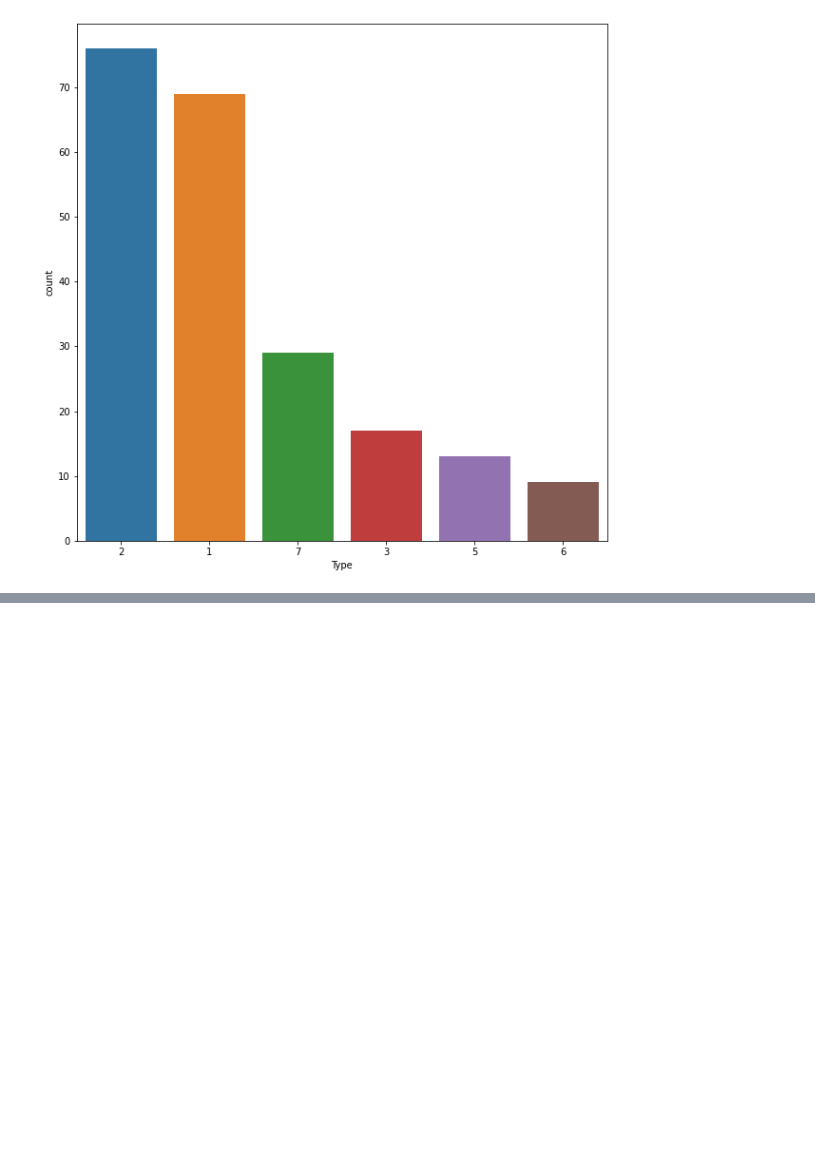
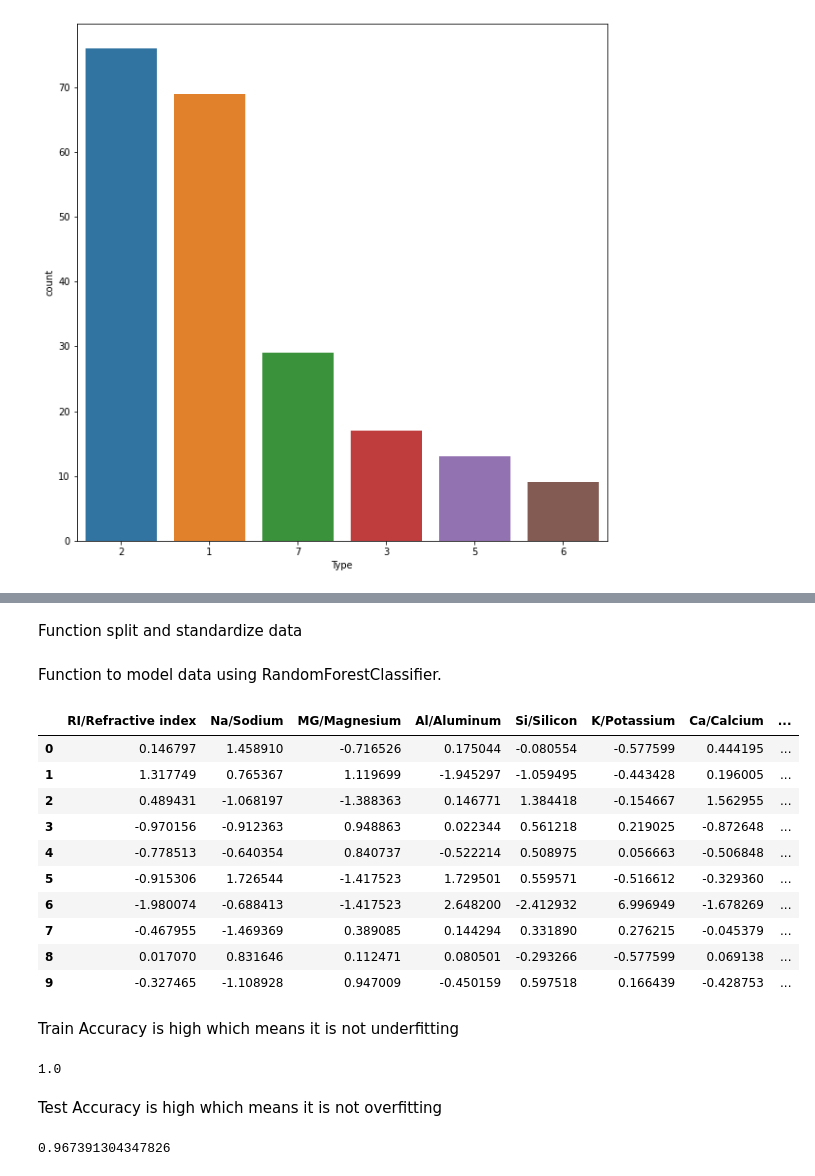
Before and after one commit to madisonmassie/Final_Project, a Jupyter notebook: Final_project_Nasiba.ipynb, the cells around one changed output, grey strips where cells are left out. Saved outputs shown, nothing was run; the diff lists cells and outputs as text; code cells hidden in the pictures; blank space fills up the shorter version.

```diff
--- a/Final_project_Nasiba.ipynb
+++ b/Final_project_Nasiba.ipynb
@@ -185,0 +291,2 @@ sns.countplot(x='Type', data=df_glass, order=df_glass['Type'].value_counts().ind
+# %% [markdown]
+Function split and standardize data
@@ -185,0 +301,49 @@ sns.countplot(x='Type', data=df_glass, order=df_glass['Type'].value_counts().ind
+# %% [markdown]
+Function to model data using RandomForestClassifier.
+# %%
+def RandomForestClassifier(X_train,X_test,y_train,y_test):
+    rf = RandomForestClassifier(random_state = 42)
+    params_rf = {'n_estimators': [50,100,150,200,250],
+                'max_depth': [4,6,8,10,12,None],
+                'min_samples_leaf': [0.001,0.002,0.003,0.004,0.005],
+                'max_features': [0.5,1,'log2','sqrt']}
+    grid_rf = GridSearchCV(estimator = rf,param_grid = params_rf,cv = 5)
+    grid_rf.fit(X_train,y_train)
+    best_hyperparams = grid_rf.best_params_
+    # Extract the best model from 'grid_rf'
+    best_model = grid_rf.best_estimator_
+    pred_train = best_model.predict(X_train)
+    #Predict the test set labels
+    y_pred_rf = best_model.predict(X_test)
+    pred_glass_df = pd.DataFrame(X_test,columns = df_glass.columns[0:9])
+    pred_glass_df['Type'] = y_test.tolist()
+    pred_glass_df['predicted_type'] = y_pred_rf.tolist()
+    return pred_glass_df.head(10)
+# %%
+RandomForestClassifier(X_train,X_test,y_train,y_test)
+# %% [output]
+|  | RI/Refractive index | Na/Sodium | MG/Magnesium | Al/Aluminum | Si/Silicon | K/Potassium | Ca/Calcium | ... |
+| 0 | 0.146797 | 1.458910 | -0.716526 | 0.175044 | -0.080554 | -0.577599 | 0.444195 | ... |
+| 1 | 1.317749 | 0.765367 | 1.119699 | -1.945297 | -1.059495 | -0.443428 | 0.196005 | ... |
+| 2 | 0.489431 | -1.068197 | -1.388363 | 0.146771 | 1.384418 | -0.154667 | 1.562955 | ... |
+| 3 | -0.970156 | -0.912363 | 0.948863 | 0.022344 | 0.561218 | 0.219025 | -0.872648 | ... |
+| 4 | -0.778513 | -0.640354 | 0.840737 | -0.522214 | 0.508975 | 0.056663 | -0.506848 | ... |
+| 5 | -0.915306 | 1.726544 | -1.417523 | 1.729501 | 0.559571 | -0.516612 | -0.329360 | ... |
+| 6 | -1.980074 | -0.688413 | -1.417523 | 2.648200 | -2.412932 | 6.996949 | -1.678269 | ... |
+| 7 | -0.467955 | -1.469369 | 0.389085 | 0.144294 | 0.331890 | 0.276215 | -0.045379 | ... |
+| 8 | 0.017070 | 0.831646 | 0.112471 | 0.080501 | -0.293266 | -0.577599 | 0.069138 | ... |
+| 9 | -0.327465 | -1.108928 | 0.947009 | -0.450159 | 0.597518 | 0.166439 | -0.428753 | ... |
+# %% [markdown]
+Train Accuracy is high which means it is not underfitting
+# %%
+#Train Accuracy_score
+print(accuracy_score(y_train,pred_train))
+# %% [output]
+1.0
+# %% [markdown]
+Test Accuracy is high which means it is not overfitting
+# %%
+# Test Accuracy_score
+print(accuracy_score(y_test,y_pred_rf))
+# %% [output]
+0.967391304347826
```
Also changed, not shown: parts of 40 cells of this notebook.
